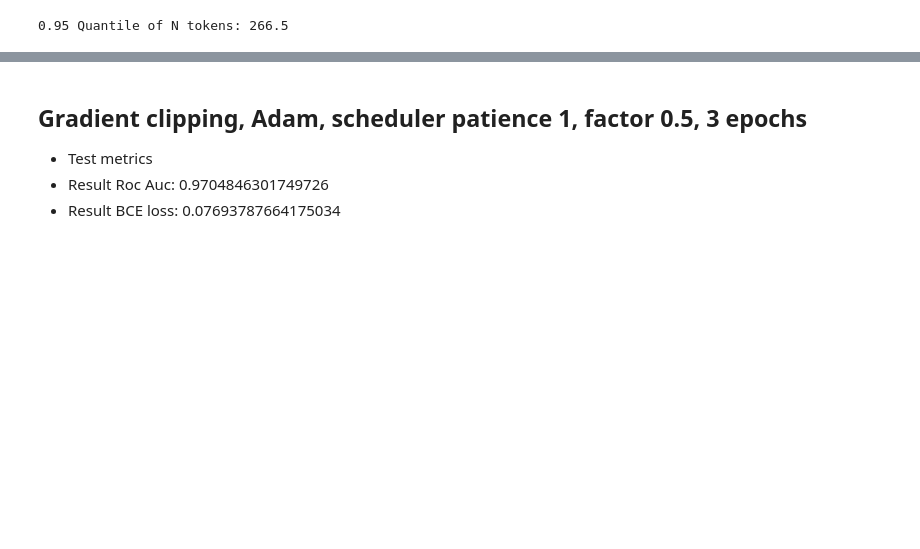
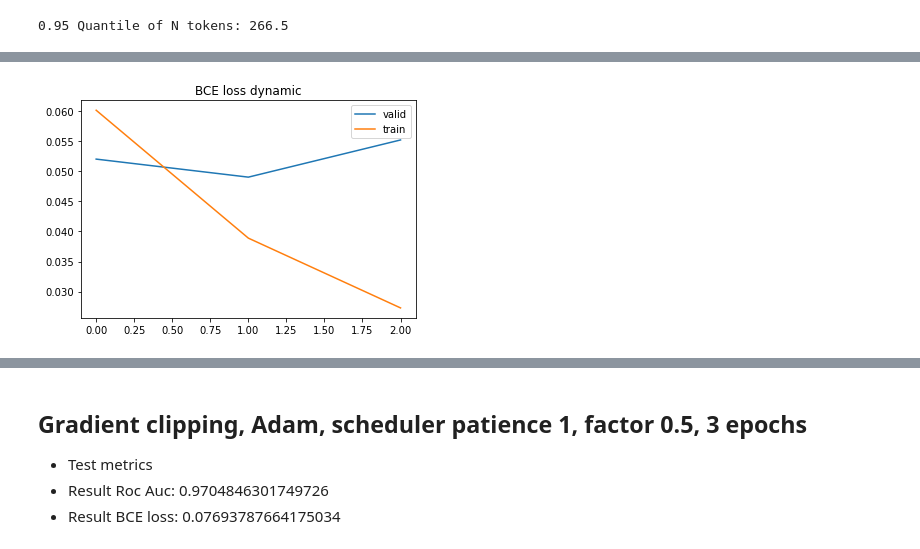
Before and after one commit to NaturalStupidlty/FakeNewsDetection, a Jupyter notebook: Homework/task4.ipynb, the cells around one changed output, grey strips where cells are left out. Drawn from its saved outputs; the diff is of its cells as text; code cells hidden in the pictures; blank space fills up the shorter version.

```diff
--- a/Homework/task4.ipynb
+++ b/Homework/task4.ipynb
@@ -871,0 +695,13 @@ plt.show()
+# %%
+valid_bce = []
+train_bce = []
+for i in range (n_epochs):
+    valid_bce.append(valid_all_epoch_losses[i].mean())
+    train_bce.append(train_all_epoch_losses[i].mean())
+plt.title("BCE loss dynamic")
+plt.plot(valid_bce, label="valid")
+plt.plot(train_bce, label="train")
+plt.legend()
+plt.show()
+# %% [output]
+[figure, added]
```
Also changed, not shown: parts of 12 cells of this notebook, 4 other files.
